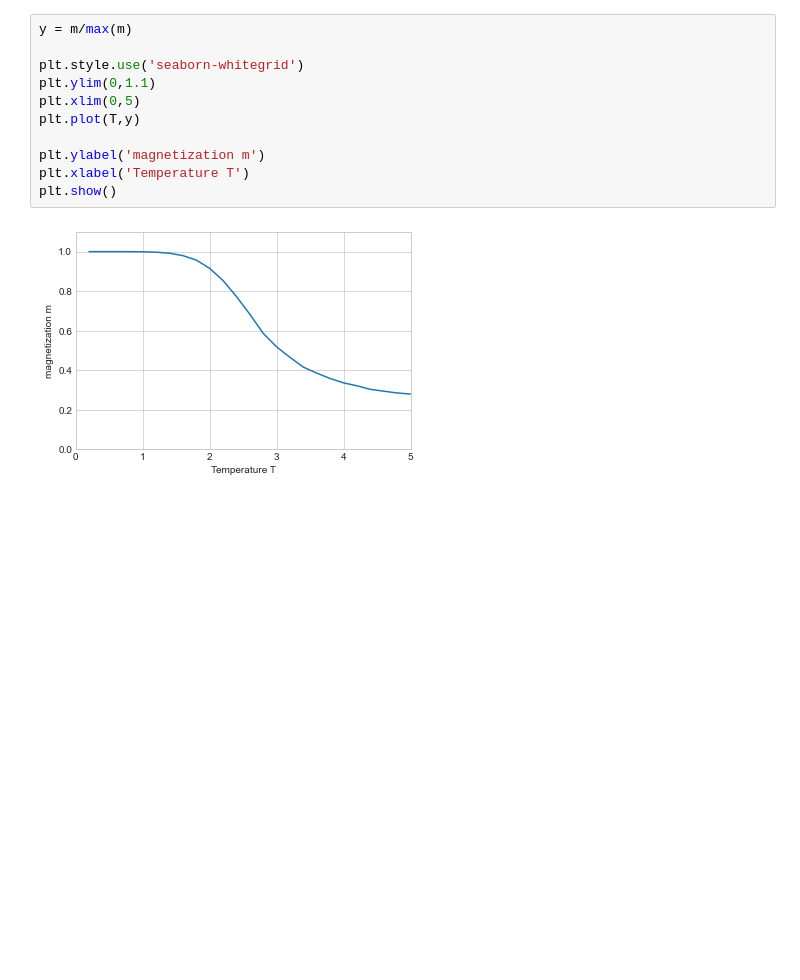
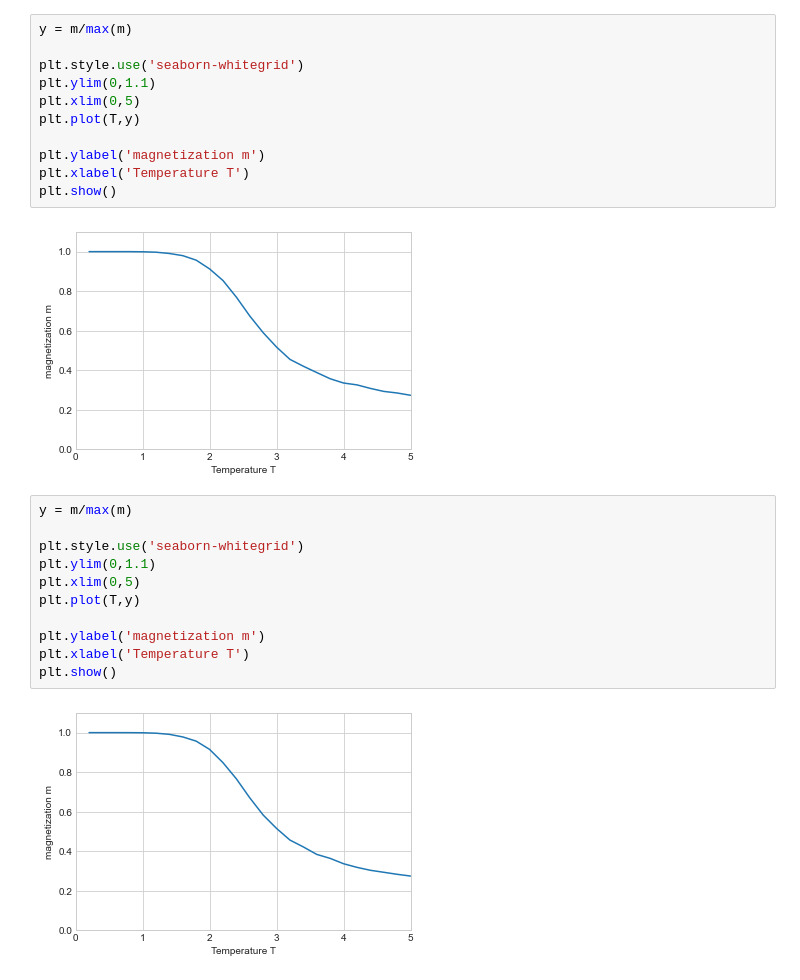
Before and after one commit to holywater2/2021F_Monte_Carlo, a Jupyter notebook: Code_F21_MonteCarlo/Newman_Barkema/python/2_Metroplis_Algorithm.ipynb, the cells around one changed output. Cells and saved outputs as stored; diff of their text form; blank space fills up the shorter version.

```diff
--- a/Code_F21_MonteCarlo/Newman_Barkema/python/2_Metroplis_Algorithm.ipynb
+++ b/Code_F21_MonteCarlo/Newman_Barkema/python/2_Metroplis_Algorithm.ipynb
@@ -156,3 +374,16 @@ KeyboardInterrupt:
+# %%
+y = m/max(m)
+
+plt.style.use('seaborn-whitegrid')
+plt.ylim(0,1.1)
+plt.xlim(0,5)
+plt.plot(T,y)
+
+plt.ylabel('magnetization m')
+plt.xlabel('Temperature T')
+plt.show()
+# %% [output]
+[figure, added]
 # %%
 y = m/max(m)
 
```
Also changed, not shown: parts of 21 cells of this notebook.
